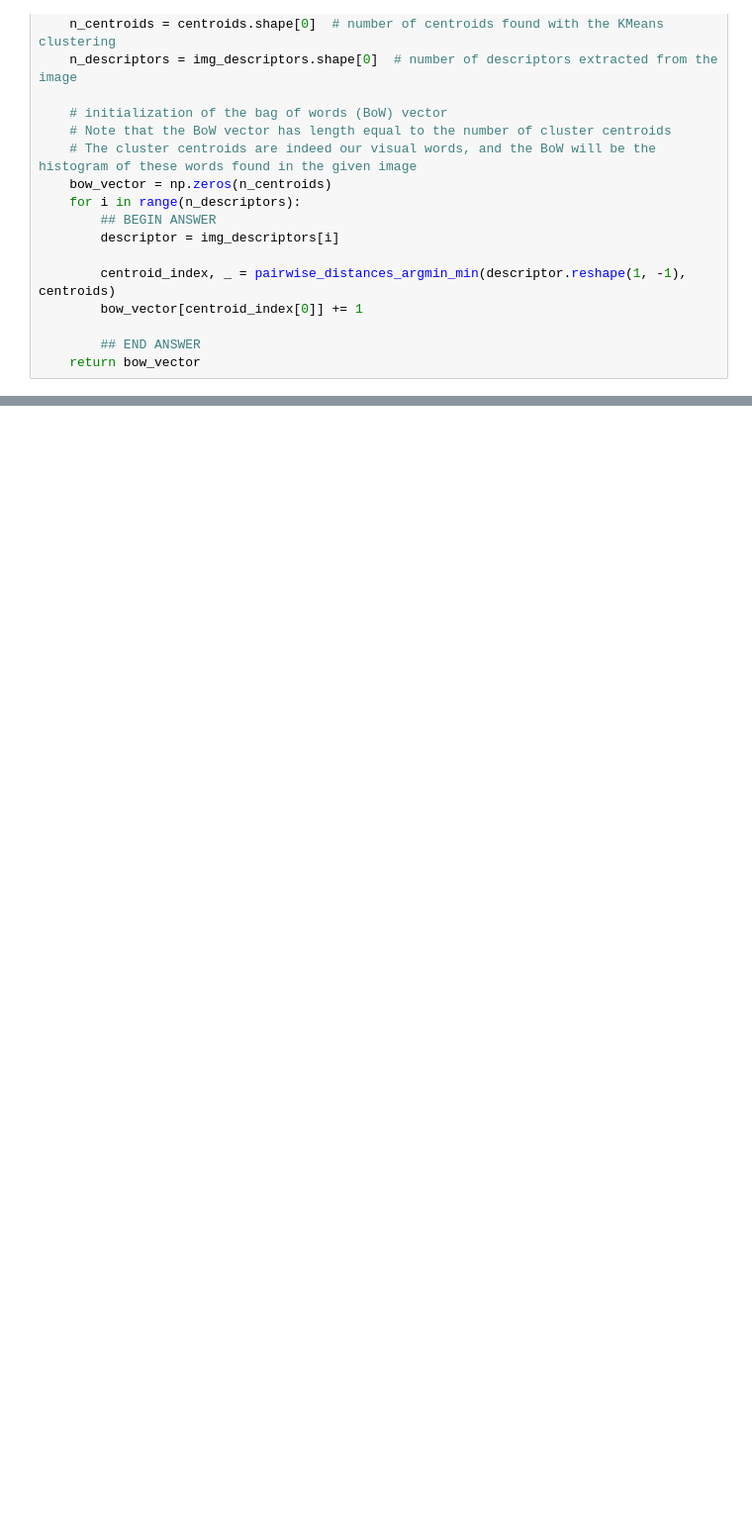
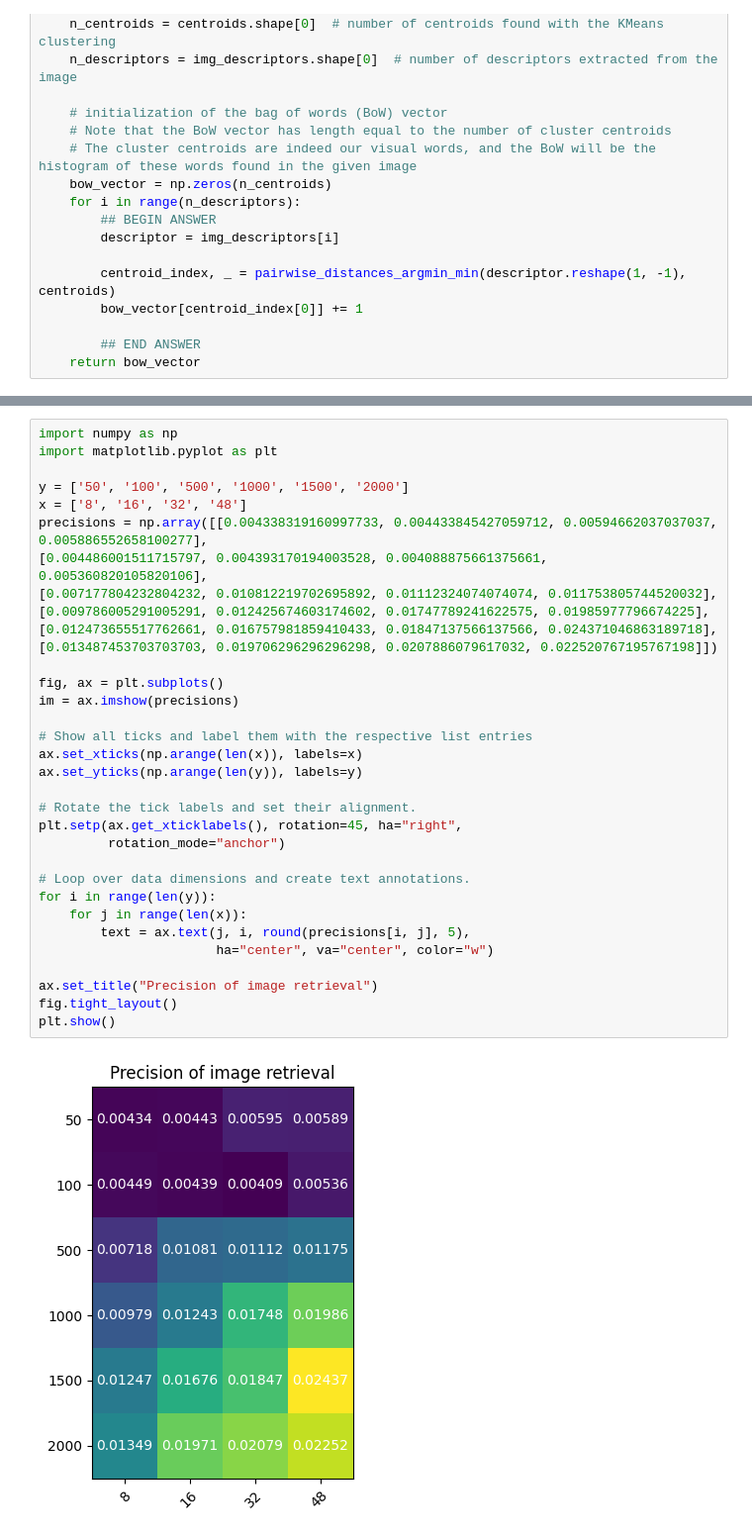
Before and after one commit to timovdk/fir-project, a Jupyter notebook: image-retrieval.ipynb, the cells around one changed output, grey strips where cells are left out. Shown: that part at 99% size. Cells and saved outputs as stored; diff of their text form; blank space fills up the shorter version.

Commit message:
Added results heatmap

```diff
--- a/image-retrieval.ipynb
+++ b/image-retrieval.ipynb
@@ -254,0 +307,35 @@ Indices of relevant images (given in the GT relevance judgements):  [311 312 313
+# %%
+import numpy as np
+import matplotlib.pyplot as plt
+
+y = ['50', '100', '500', '1000', '1500', '2000']
+x = ['8', '16', '32', '48']
+precisions = np.array([[0.004338319160997733, 0.004433845427059712, 0.00594662037037037, 0.005886552658100277],
+[0.004486001511715797, 0.004393170194003528, 0.004088875661375661, 0.005360820105820106],
+[0.007177804232804232, 0.010812219702695892, 0.01112324074074074, 0.011753805744520032],
+[0.009786005291005291, 0.012425674603174602, 0.01747789241622575, 0.01985977796674225],
+[0.012473655517762661, 0.016757981859410433, 0.01847137566137566, 0.024371046863189718],
+[0.013487453703703703, 0.019706296296296298, 0.0207886079617032, 0.022520767195767198]])
+
+fig, ax = plt.subplots()
+im = ax.imshow(precisions)
+
+# Show all ticks and label them with the respective list entries
+ax.set_xticks(np.arange(len(x)), labels=x)
+ax.set_yticks(np.arange(len(y)), labels=y)
+
+# Rotate the tick labels and set their alignment.
+plt.setp(ax.get_xticklabels(), rotation=45, ha="right",
+         rotation_mode="anchor")
+
+# Loop over data dimensions and create text annotations.
+for i in range(len(y)):
+    for j in range(len(x)):
+        text = ax.text(j, i, round(precisions[i, j], 5),
+                       ha="center", va="center", color="w")
+
+ax.set_title("Precision of image retrieval")
+fig.tight_layout()
+plt.show()
+# %% [output]
+[figure, added]
```
Also changed, not shown: parts of 9 cells of this notebook.
